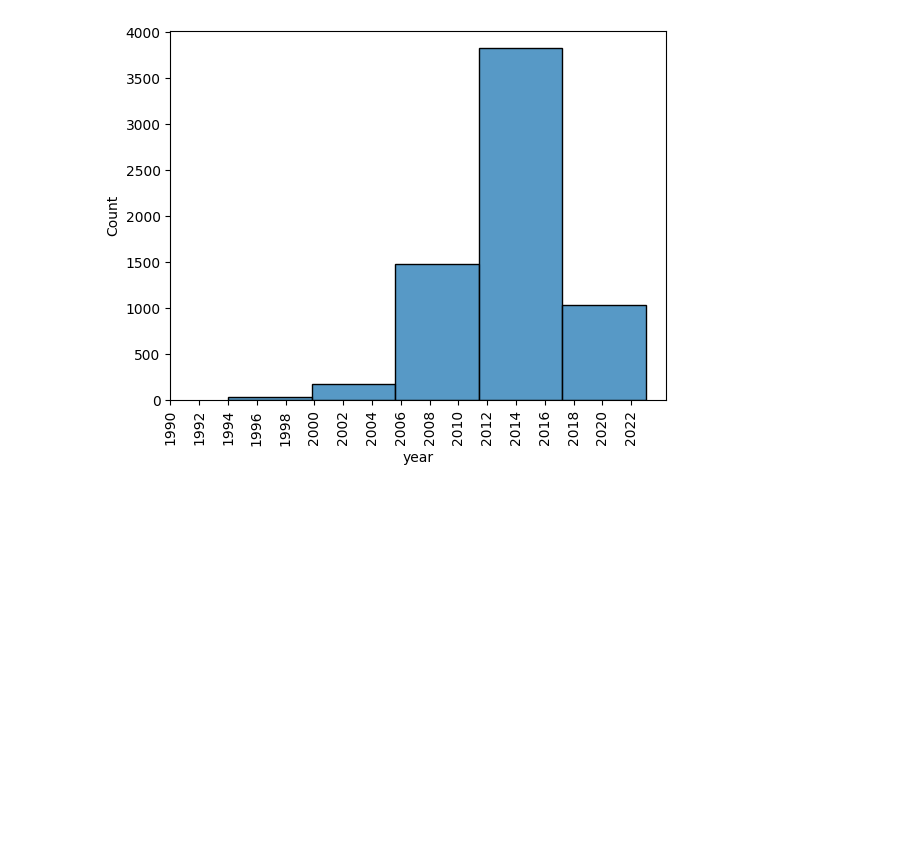
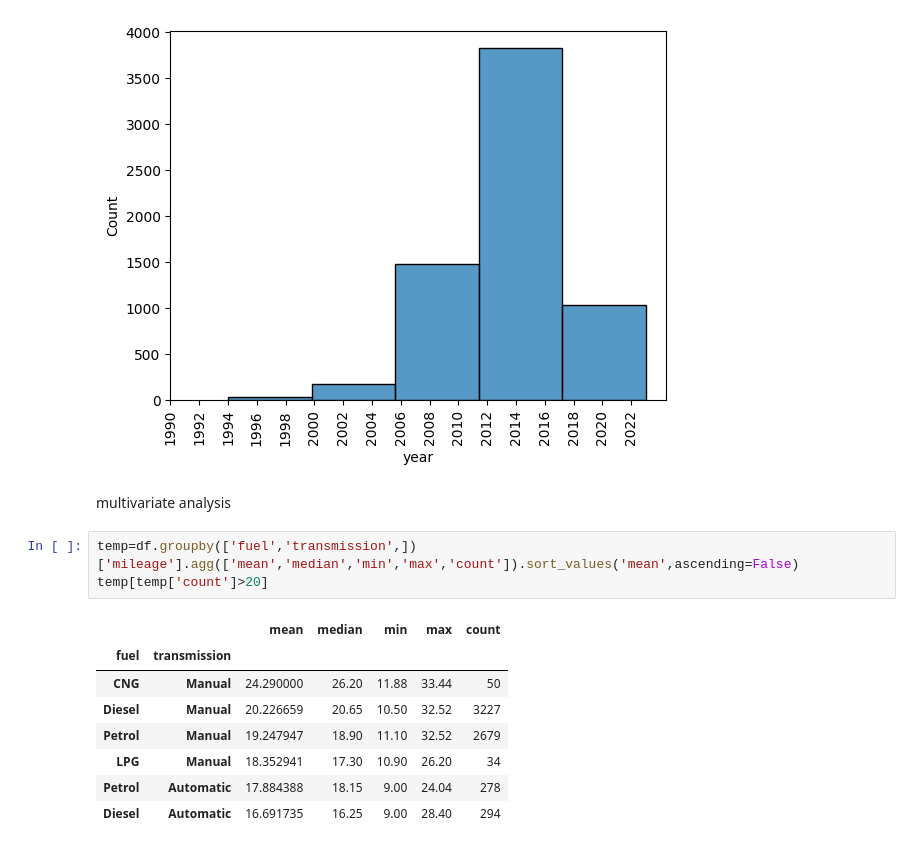
Before and after one commit to aruncb2/pandas, a Jupyter notebook: reading_files_to_df.ipynb, the cells around one changed output. Cells and saved outputs as stored; diff of their text form; blank space fills up the shorter version.

```diff
--- a/reading_files_to_df.ipynb
+++ b/reading_files_to_df.ipynb
@@ -1383,3 +1391,17 @@ plt.xticks(range(1990,2023,2),rotation=90)
 plt.show()
 # %% [output]
 [figure]
+# %% [markdown]
+multivariate analysis
+# %%
+temp=df.groupby(['fuel','transmission',])['mileage'].agg(['mean','median','min','max','count']).sort_values('mean',ascending=False)
+temp[temp['count']>20]
+# %% [output]
+|  |  | mean | median | min | max | count |
+| fuel | transmission |  |  |  |  |  |
+| CNG | Manual | 24.290000 | 26.20 | 11.88 | 33.44 | 50 |
+| Diesel | Manual | 20.226659 | 20.65 | 10.50 | 32.52 | 3227 |
+| Petrol | Manual | 19.247947 | 18.90 | 11.10 | 32.52 | 2679 |
+| LPG | Manual | 18.352941 | 17.30 | 10.90 | 26.20 | 34 |
+| Petrol | Automatic | 17.884388 | 18.15 | 9.00 | 24.04 | 278 |
+| Diesel | Automatic | 16.691735 | 16.25 | 9.00 | 28.40 | 294 |
```
Also changed, not shown: parts of 8 cells of this notebook.
